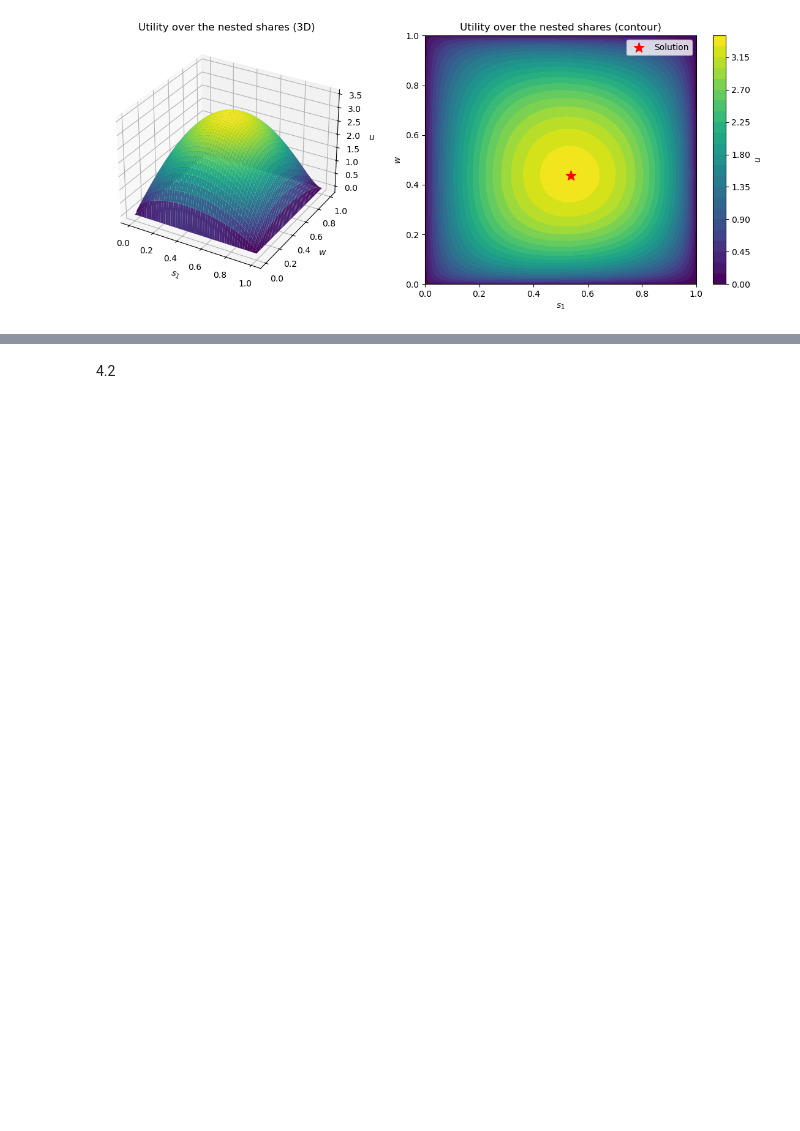
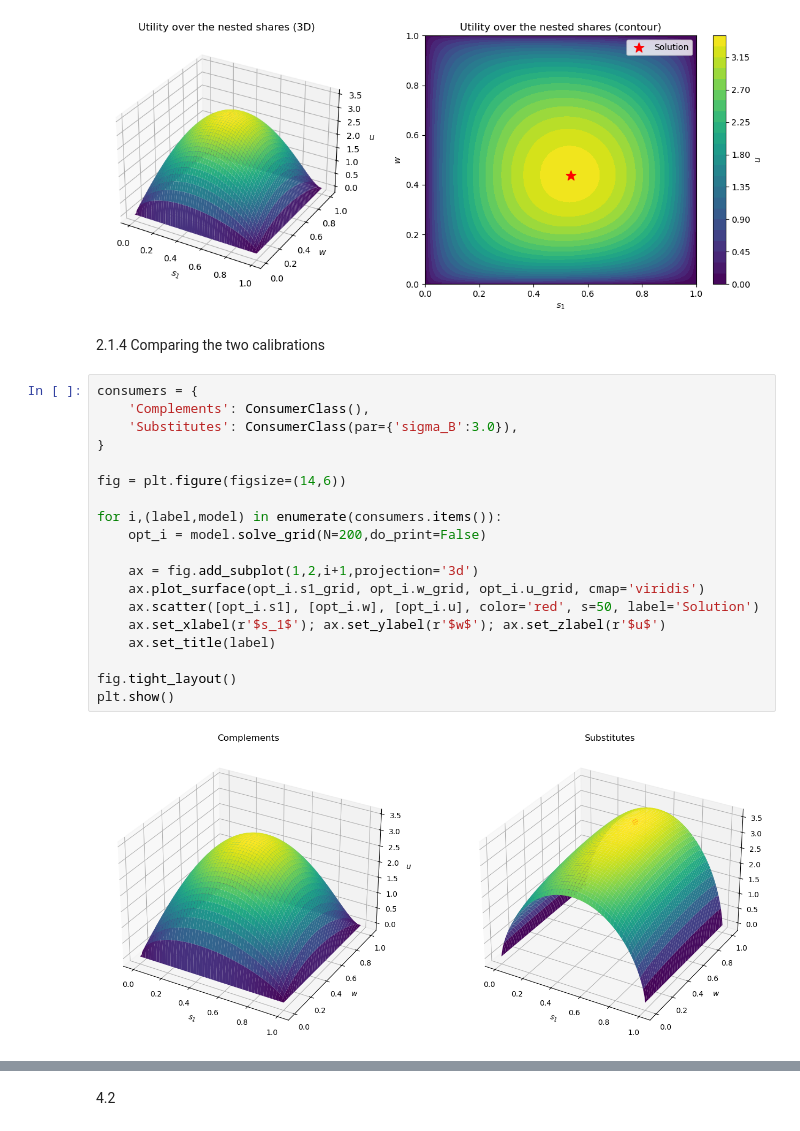
Before and after one commit to Valdemar-0/Model-project, a Jupyter notebook: Project_Signe.ipynb, the cells around one changed output, grey strips where cells are left out. Drawn from its saved outputs; the diff is of its cells as text; blank space fills up the shorter version.

Commit message:
Update project files

```diff
--- a/Project_Signe.ipynb
+++ b/Project_Signe.ipynb
@@ -66,3 +34,26 @@ fig.tight_layout()
 plt.show()
 # %% [output]
 [figure]
+# %% [markdown]
+2.1.4 Comparing the two calibrations
+# %%
+consumers = {
+    'Complements': ConsumerClass(),
+    'Substitutes': ConsumerClass(par={'sigma_B':3.0}),
+}
+
+fig = plt.figure(figsize=(14,6))
+
+for i,(label,model) in enumerate(consumers.items()):
+    opt_i = model.solve_grid(N=200,do_print=False)
+
+    ax = fig.add_subplot(1,2,i+1,projection='3d')
+    ax.plot_surface(opt_i.s1_grid, opt_i.w_grid, opt_i.u_grid, cmap='viridis')
+    ax.scatter([opt_i.s1], [opt_i.w], [opt_i.u], color='red', s=50, label='Solution')
+    ax.set_xlabel(r'$s_1$'); ax.set_ylabel(r'$w$'); ax.set_zlabel(r'$u$')
+    ax.set_title(label)
+
+fig.tight_layout()
+plt.show()
+# %% [output]
+[figure, added]
```
Also changed, not shown: parts of 5 cells of this notebook, 1 other file.
